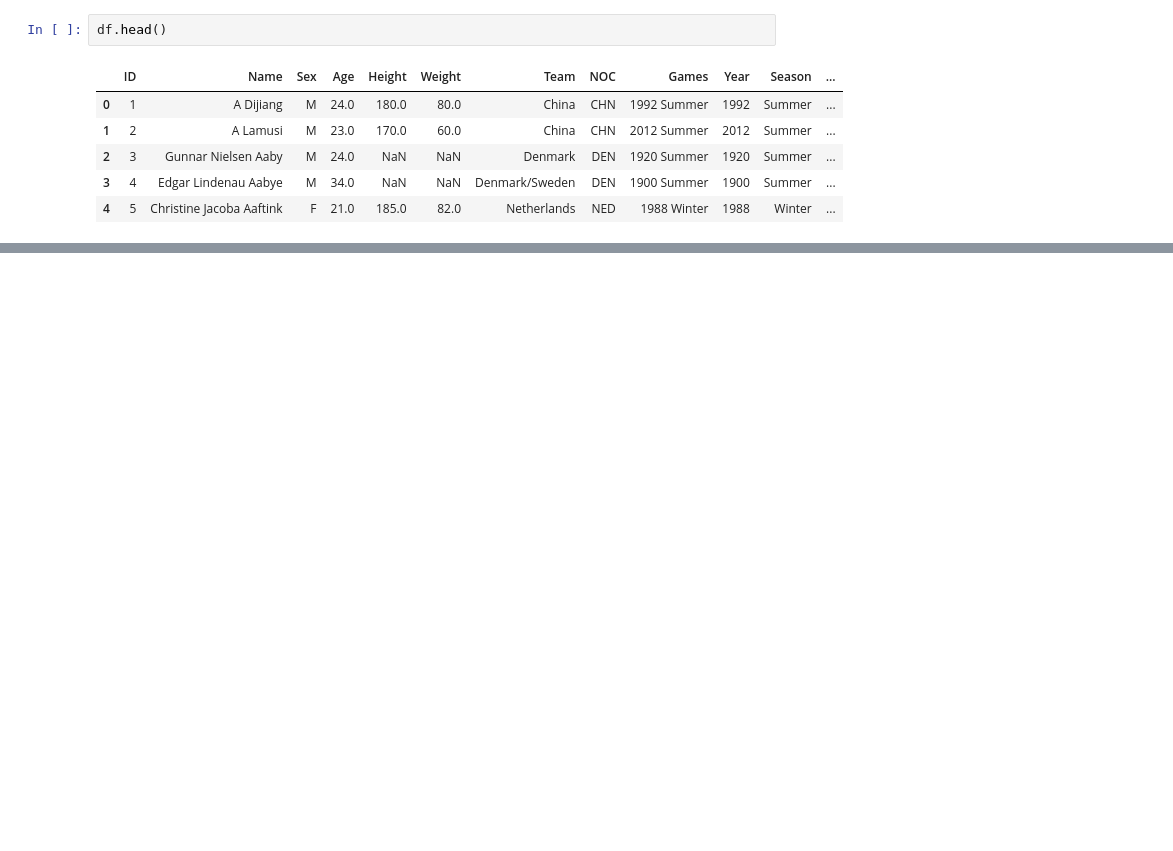
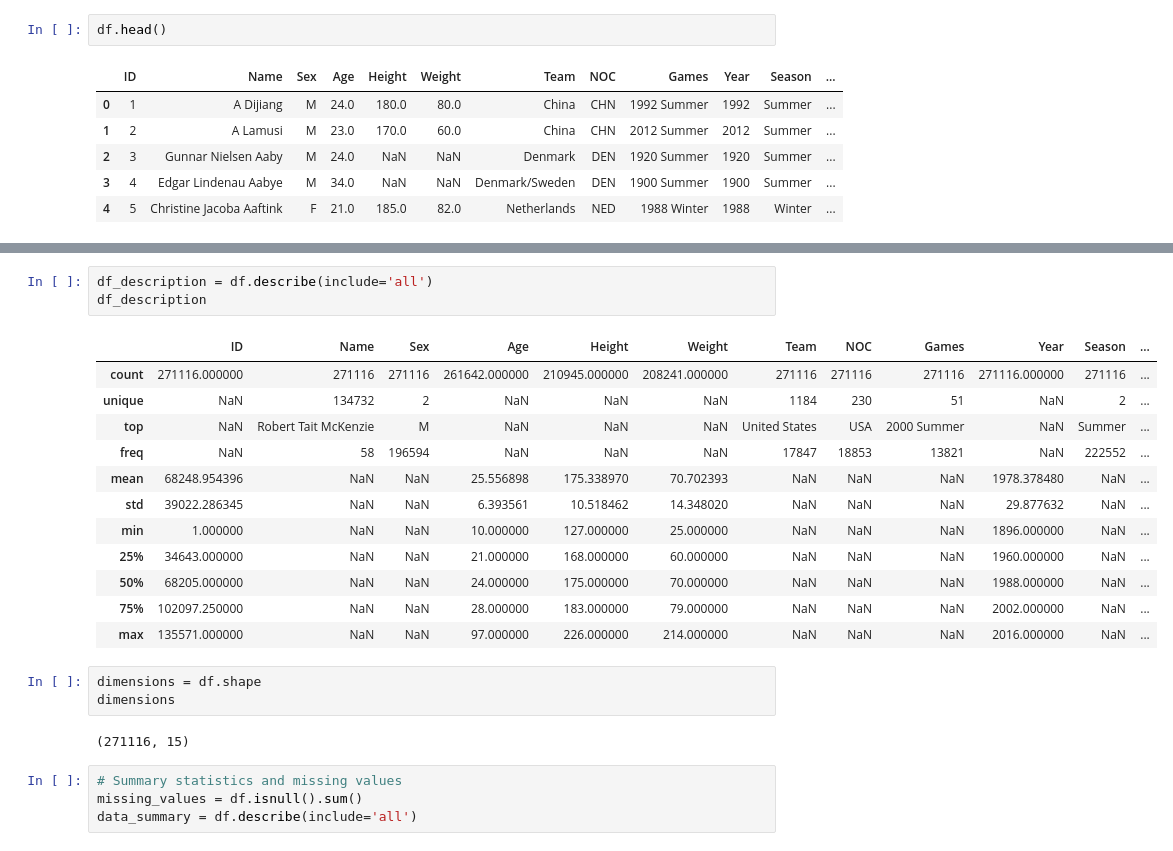
Before and after one commit to Aaryan-Bansal/EDA-on-Atheltic_Events, a Jupyter notebook: EDA_Notebook.ipynb, the cells around one changed output, grey strips where cells are left out. Saved outputs shown, nothing was run; the diff lists cells and outputs as text; blank space fills up the shorter version.

```diff
--- a/EDA_Notebook.ipynb
+++ b/EDA_Notebook.ipynb
@@ -18,0 +39,25 @@ df.head()
+# %%
+df_description = df.describe(include='all')
+df_description
+# %% [output]
+|  | ID | Name | Sex | Age | Height | Weight | Team | NOC | Games | Year | Season | ... |
+| count | 271116.000000 | 271116 | 271116 | 261642.000000 | 210945.000000 | 208241.000000 | 271116 | 271116 | 271116 | 271116.000000 | 271116 | ... |
+| unique | NaN | 134732 | 2 | NaN | NaN | NaN | 1184 | 230 | 51 | NaN | 2 | ... |
+| top | NaN | Robert Tait McKenzie | M | NaN | NaN | NaN | United States | USA | 2000 Summer | NaN | Summer | ... |
+| freq | NaN | 58 | 196594 | NaN | NaN | NaN | 17847 | 18853 | 13821 | NaN | 222552 | ... |
+| mean | 68248.954396 | NaN | NaN | 25.556898 | 175.338970 | 70.702393 | NaN | NaN | NaN | 1978.378480 | NaN | ... |
+| std | 39022.286345 | NaN | NaN | 6.393561 | 10.518462 | 14.348020 | NaN | NaN | NaN | 29.877632 | NaN | ... |
+| min | 1.000000 | NaN | NaN | 10.000000 | 127.000000 | 25.000000 | NaN | NaN | NaN | 1896.000000 | NaN | ... |
+| 25% | 34643.000000 | NaN | NaN | 21.000000 | 168.000000 | 60.000000 | NaN | NaN | NaN | 1960.000000 | NaN | ... |
+| 50% | 68205.000000 | NaN | NaN | 24.000000 | 175.000000 | 70.000000 | NaN | NaN | NaN | 1988.000000 | NaN | ... |
+| 75% | 102097.250000 | NaN | NaN | 28.000000 | 183.000000 | 79.000000 | NaN | NaN | NaN | 2002.000000 | NaN | ... |
+| max | 135571.000000 | NaN | NaN | 97.000000 | 226.000000 | 214.000000 | NaN | NaN | NaN | 2016.000000 | NaN | ... |
+# %%
+dimensions = df.shape
+dimensions
+# %% [output]
+(271116, 15)
+# %%
+# Summary statistics and missing values
+missing_values = df.isnull().sum()
+data_summary = df.describe(include='all')
```
Also changed, not shown: parts of 8 cells of this notebook.
